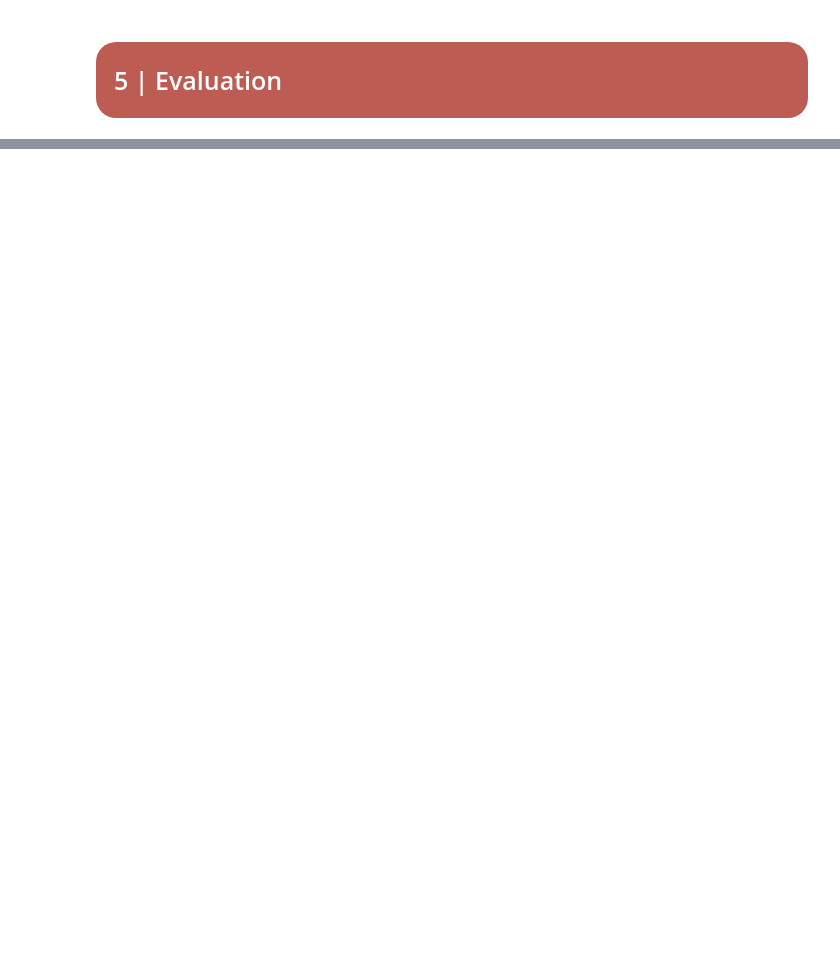
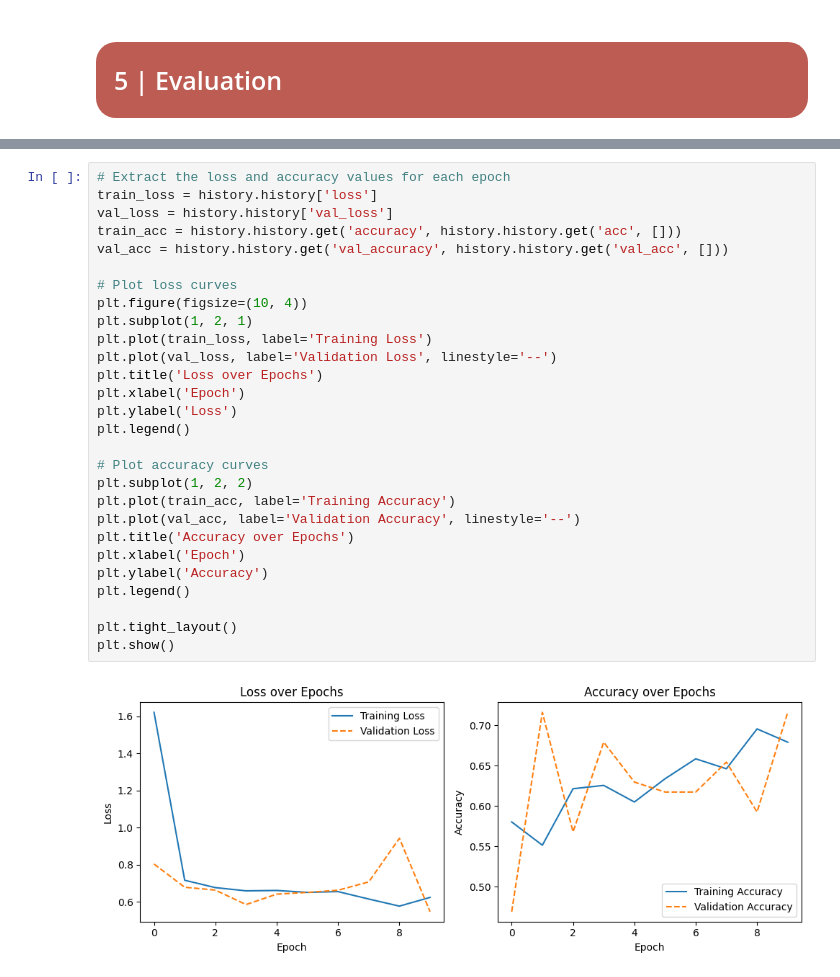
Before and after one commit to maxbrehmer/deep_learning_pr4, a Jupyter notebook: max_branch/covid19-cnn-chest-x-ray.ipynb, the cells around one changed output, grey strips where cells are left out. Saved outputs shown, nothing was run; the diff lists cells and outputs as text; blank space fills up the shorter version.

```diff
--- a/max_branch/covid19-cnn-chest-x-ray.ipynb
+++ b/max_branch/covid19-cnn-chest-x-ray.ipynb
@@ -95,0 +204,30 @@ display_images(train_covid_dir, title='COVID Images')
+# %%
+# Extract the loss and accuracy values for each epoch
+train_loss = history.history['loss']
+val_loss = history.history['val_loss']
+train_acc = history.history.get('accuracy', history.history.get('acc', []))
+val_acc = history.history.get('val_accuracy', history.history.get('val_acc', []))
+
+# Plot loss curves
+plt.figure(figsize=(10, 4))
+plt.subplot(1, 2, 1)
+plt.plot(train_loss, label='Training Loss')
+plt.plot(val_loss, label='Validation Loss', linestyle='--')
+plt.title('Loss over Epochs')
+plt.xlabel('Epoch')
+plt.ylabel('Loss')
+plt.legend()
+
+# Plot accuracy curves
+plt.subplot(1, 2, 2)
+plt.plot(train_acc, label='Training Accuracy')
+plt.plot(val_acc, label='Validation Accuracy', linestyle='--')
+plt.title('Accuracy over Epochs')
+plt.xlabel('Epoch')
+plt.ylabel('Accuracy')
+plt.legend()
+
+plt.tight_layout()
+plt.show()
+# %% [output]
+[figure, added]
```
Also changed, not shown: parts of 11 cells of this notebook.
